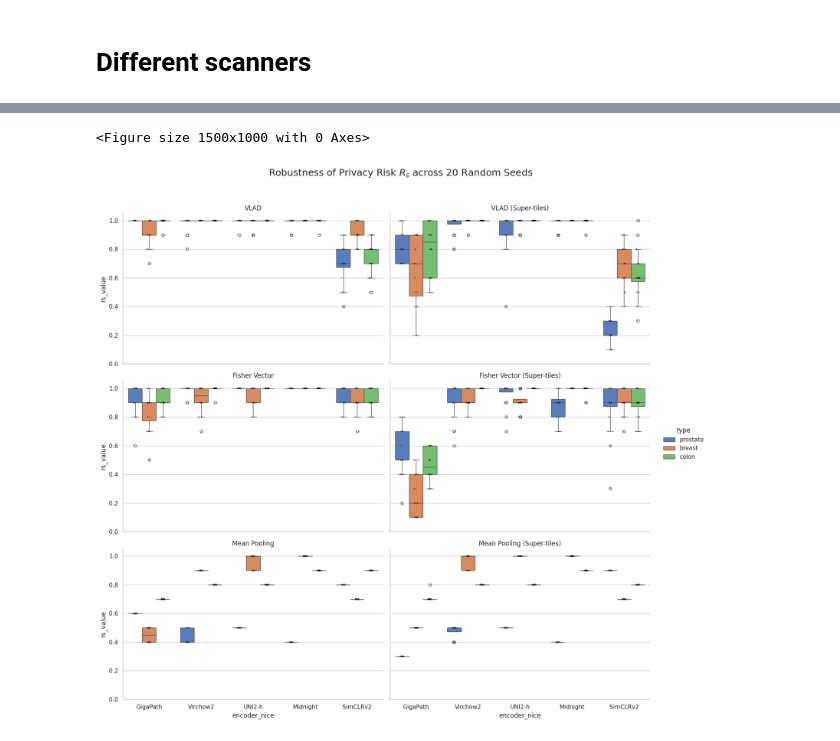
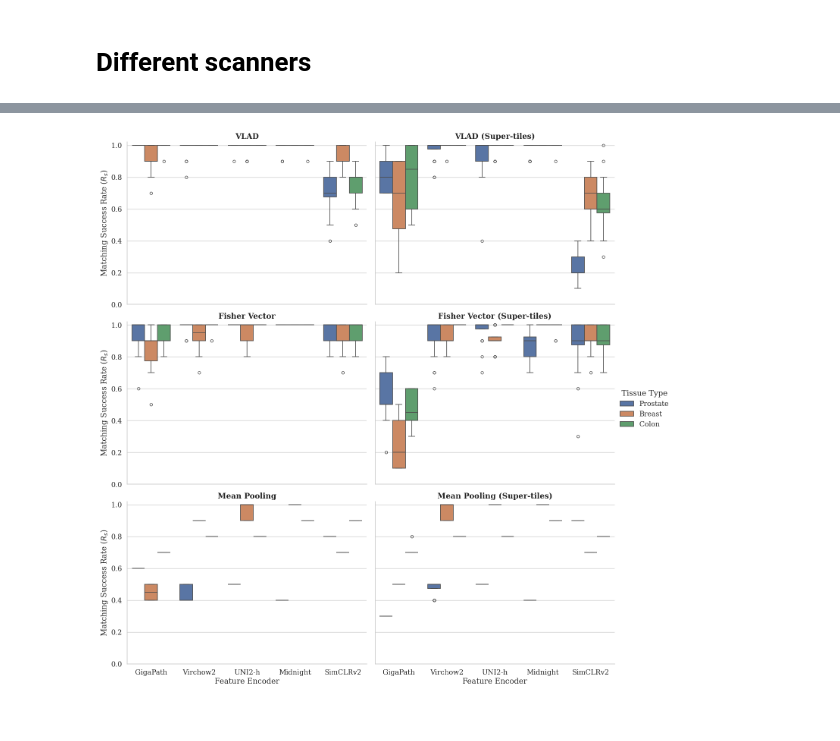
Before and after one commit to RationAI/similarity, a Jupyter notebook: examples/analyze.ipynb, the cells around one changed output, grey strips where cells are left out. Saved outputs shown, nothing was run; the diff lists cells and outputs as text; code cells hidden in the pictures.

Commit message:
feat: added image examples and analyze for cross scanner

```diff
--- a/examples/analyze.ipynb
+++ b/examples/analyze.ipynb
@@ -2203,6 +2074,13 @@ Finální Cross-R_s: 0.6000
 # %%
 df_final.to_csv("test.csv")
 # %%
+import matplotlib.pyplot as plt
+import seaborn as sns
+
+# Nastavení čistého stylu
+sns.set_theme(style="whitegrid", font_scale=1.2) # Zvětšení základního písma
+plt.rcParams['font.family'] = 'serif' # Serifové písmo vypadá v diplomkách lépe
+
 nice_method_names = {
     "vlad_default": "VLAD",
     "vlad_default_super": "VLAD (Super-tiles)",
@@ -2210,48 +2088,55 @@ nice_method_names = {
     "fisher_default_super": "Fisher Vector (Super-tiles)",
     "mean_default": "Mean Pooling",
     "mean_default_super": "Mean Pooling (Super-tiles)"
 }
 
 nice_encoder_names = {
     "Encoder 0": "GigaPath",
     "Encoder 1": "Virchow2",
     "Encoder 2": "UNI2-h",
     "Encoder 3": "Midnight",
     "Encoder 4": "SimCLRv2"
 }
 
 df_final['method_nice'] = df_final['method'].map(nice_method_names)
 df_final['encoder_nice'] = df_final['enc'].map(nice_encoder_names)
 
-# Vykreslení
-plt.figure(figsize=(15, 10))
-sns.set_theme(style="whitegrid")
-
+# Vykreslení - odstranili jsme stripplot (tečky) pro čistší vzhled
 g = sns.catplot(
     data=df_final,
     x="encoder_nice",
     y="rs_value",
     hue="type",
     col="method_nice",
-    kind="box",      # BOXPLOT pro zobrazení variance mezi seedy
+    kind="box",
     col_wrap=2,
     height=5,
-    aspect=1.5,
-    palette="muted",
-    showfliers=True  # Ukáže i ty případné pády GMM jako tečky
+    aspect=1.4,
+    palette="deep",  # Paleta s lepšími kontrasty
+    showfliers=True, # Outliery (prázdná kolečka) necháme, jsou důležité
+    linewidth=1.2    # Trošku silnější linky boxů
 )
 
-g.set_axis_labels("Foundation Model", "$R_s$ (Privacy Risk)")
-g.set_titles("{col_name}")
-g.set(ylim=(0, 1.05))
+# Úprava popisků a os
+g.set_axis_labels("Feature Encoder", "Matching Success Rate ($R_s$)")
+g.set_titles("{col_name}", weight='bold') # Tučné názvy podgrafů
+g.set(ylim=(0, 1.02)) # Horní limit lehce nad 1 pro čistý okraj
 
-# Přidání teček (všech 20 runů) přes boxploty pro lepší vizualizaci
-g.map_dataframe(sns.stripplot, x="encoder_nice", y="rs_value", hue="type",
-                dodge=True, alpha=0.3, palette="dark:black", size=3)
+# Odstranění suptitle (titulku v grafu) - v diplomce patří do caption pod obrázek
+# Pokud ho tam přesto chceš, odkomentuj řádek níže:
+# g.fig.suptitle("Evaluation of Privacy Risk across 20 Random Seeds", y=1.02)
 
-plt.subplots_adjust(top=0.9)
-g.fig.suptitle("Robustness of Privacy Risk $R_s$ across 20 Random Seeds", fontsize=18)
+# Úprava legendy
+g._legend.set_title("Tissue Type")
+for t in g._legend.texts:
+    t.set_text(t.get_text().capitalize())
+
+# Zlepšení rozvržení
+#plt.tight_layout()
+
+# DOPORUČENÍ: Ukládejte do PDF pro vektorovou kvalitu v diplomce
+# plt.savefig("vysledky_robustnost.pdf", bbox_inches='tight')
+
 plt.show()
 # %% [output]
-<Figure size 1500x1000 with 0 Axes>
-[figure, old version]
+[figure, new version]
```
Also changed, not shown: parts of 5 cells of this notebook, 1 other file.
